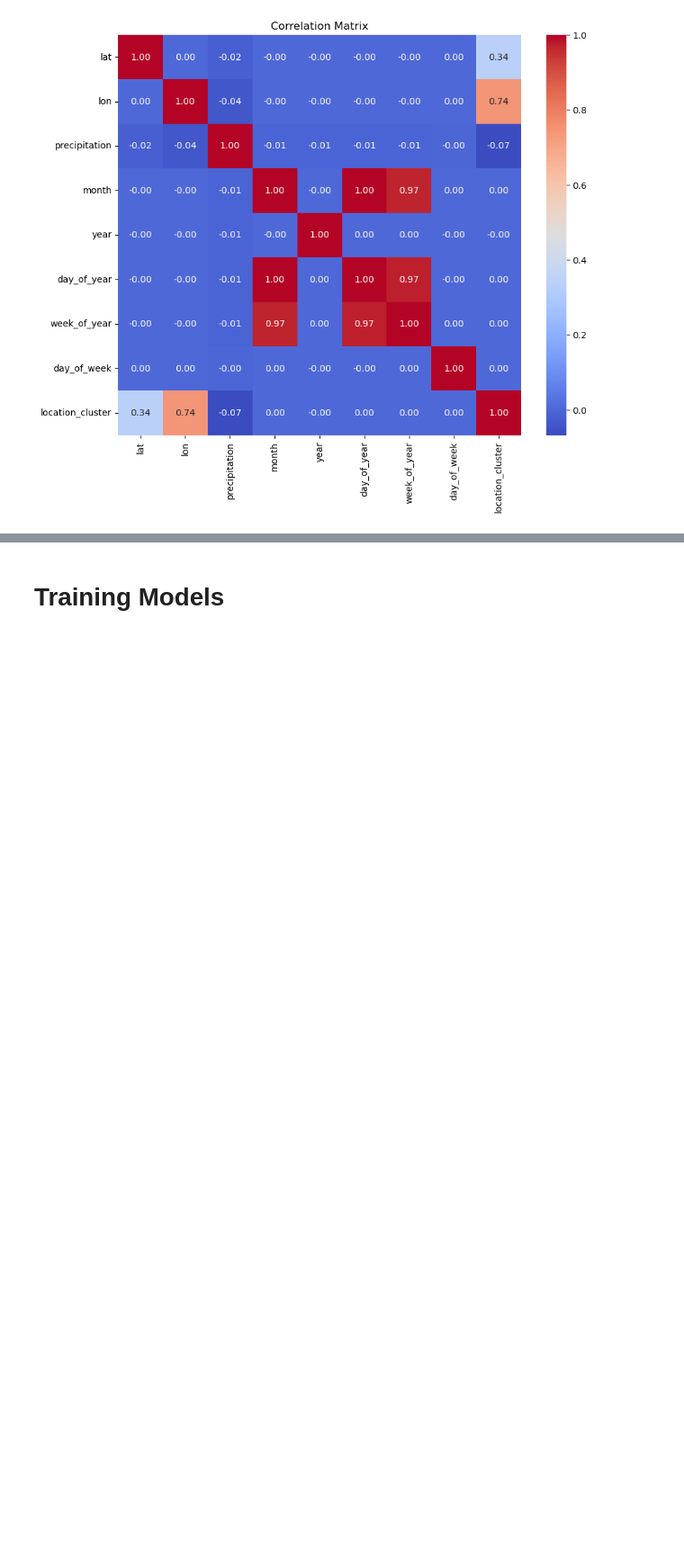
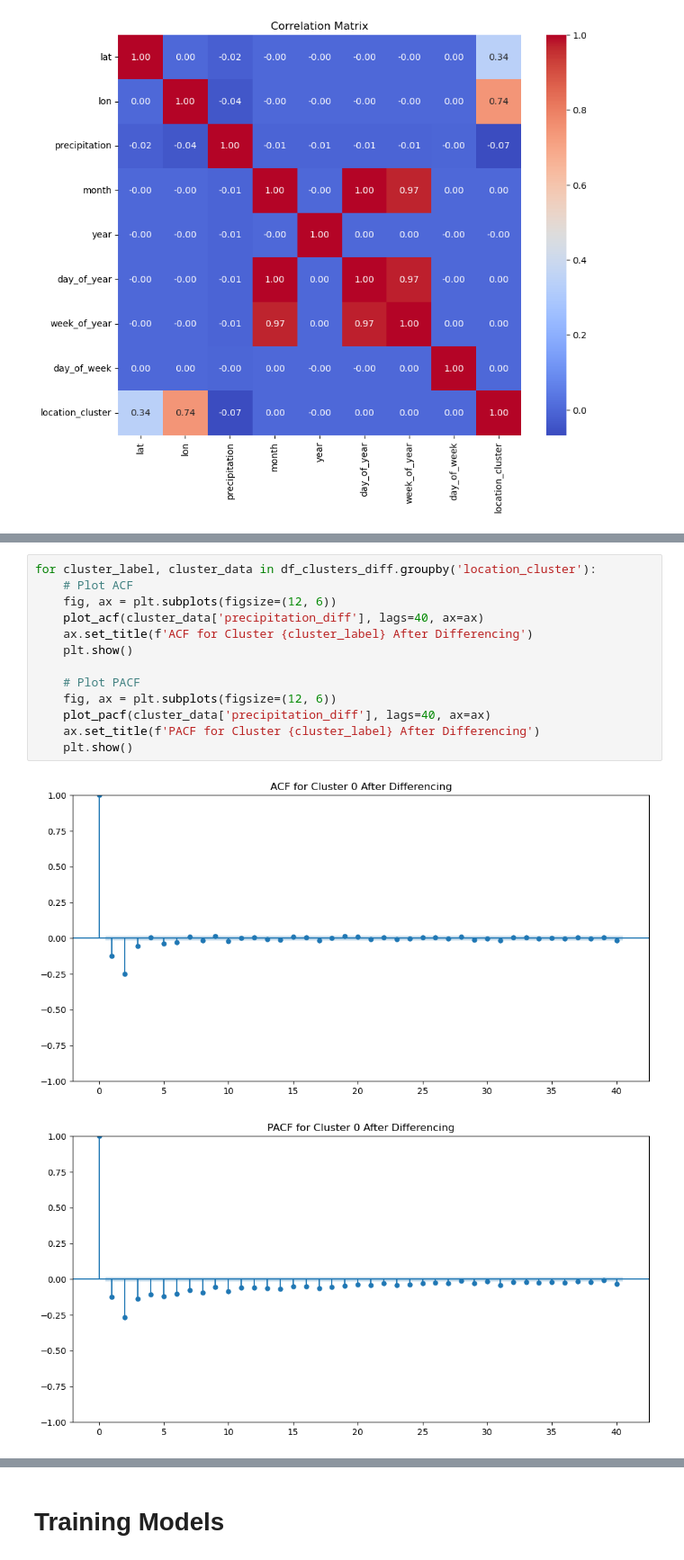
Before and after one commit to CHZY-1/Precipitation_Forecasting_with_Geospatial_data, a Jupyter notebook: precipitation_spatial_eda_xarray.ipynb, the cells around one changed output, grey strips where cells are left out. Shown at 90% size. Drawn from its saved outputs; the diff is of its cells as text; blank space fills up the shorter version.

```diff
--- a/precipitation_spatial_eda_xarray.ipynb
+++ b/precipitation_spatial_eda_xarray.ipynb
@@ -984,0 +1185,16 @@ plt.show()
+# %%
+for cluster_label, cluster_data in df_clusters_diff.groupby('location_cluster'):
+    # Plot ACF
+    fig, ax = plt.subplots(figsize=(12, 6))
+    plot_acf(cluster_data['precipitation_diff'], lags=40, ax=ax)
+    ax.set_title(f'ACF for Cluster {cluster_label} After Differencing')
+    plt.show()
+
+    # Plot PACF
+    fig, ax = plt.subplots(figsize=(12, 6))
+    plot_pacf(cluster_data['precipitation_diff'], lags=40, ax=ax)
+    ax.set_title(f'PACF for Cluster {cluster_label} After Differencing')
+    plt.show()
+# %% [output]
+[figure, added]
+[figure, added]
```
Also changed, not shown: parts of 57 cells of this notebook.
